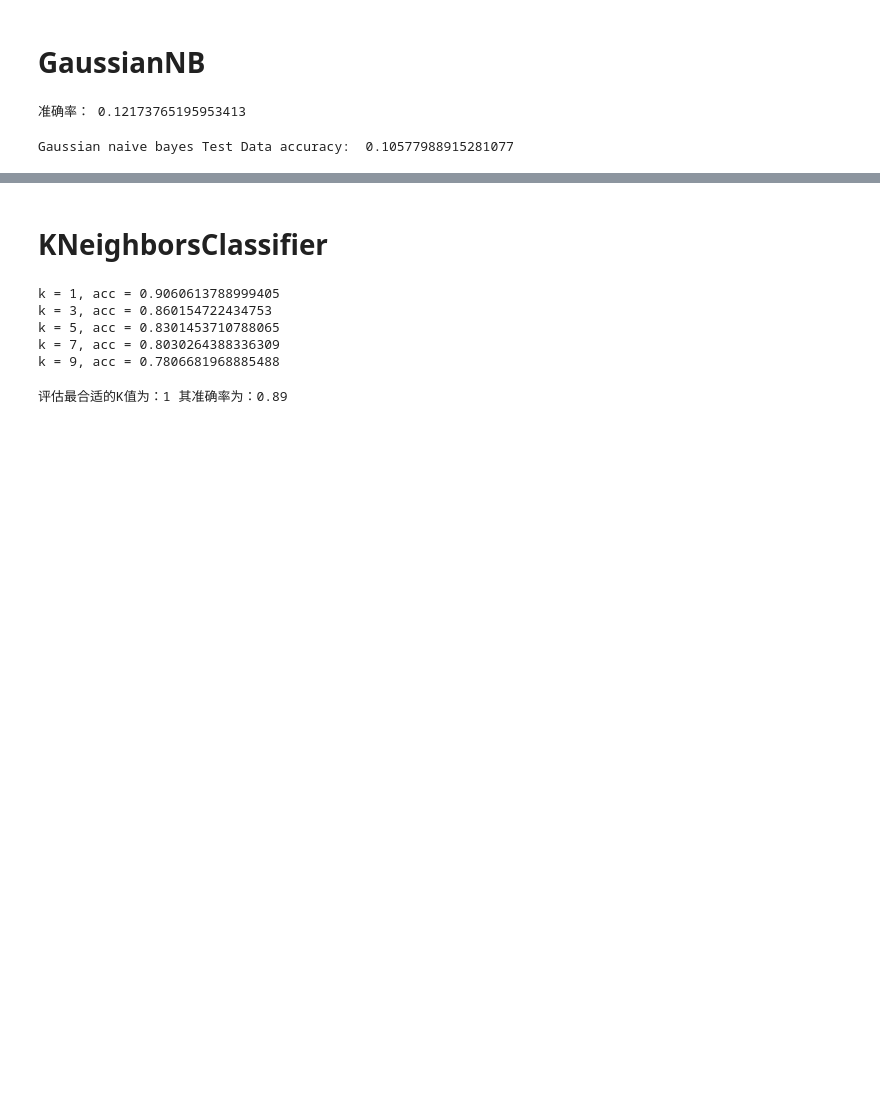
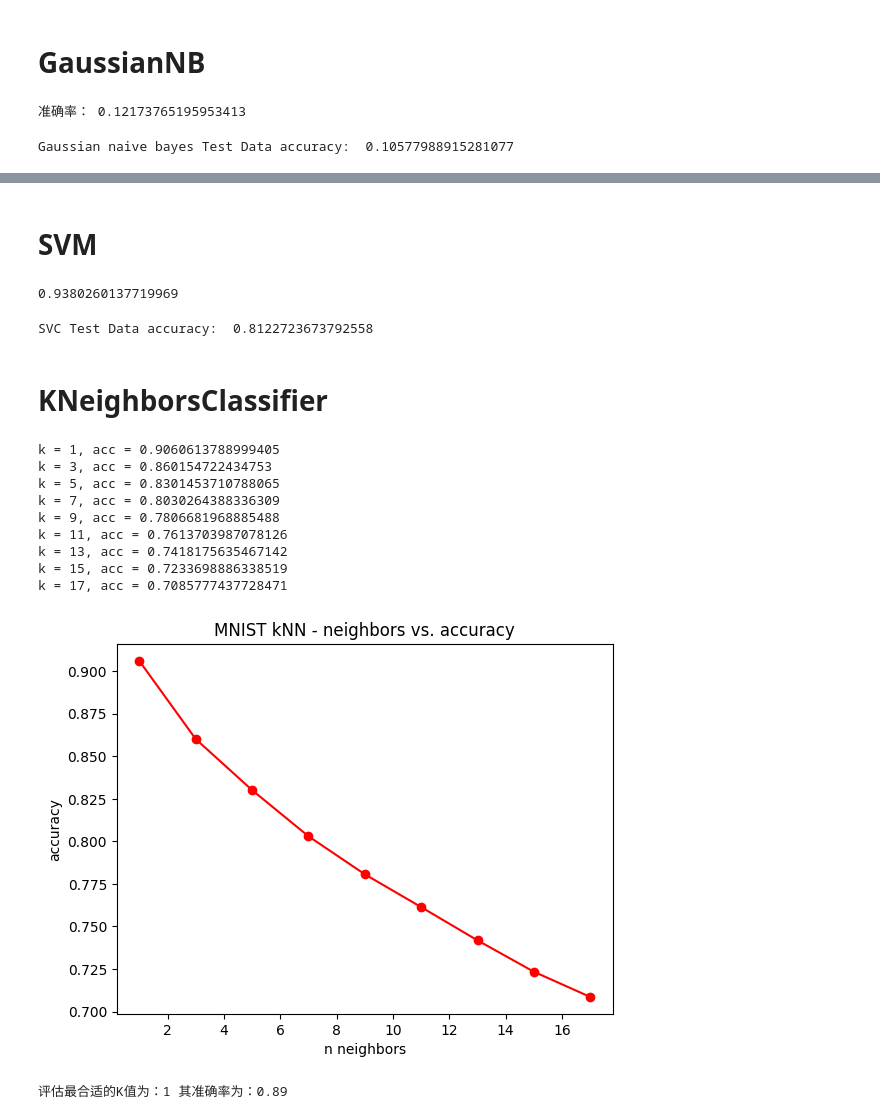
Before and after one commit to shannonchen37/traffic_sign, a Jupyter notebook: randomforest.ipynb, the cells around one changed output, grey strips where cells are left out. Saved outputs shown, nothing was run; the diff lists cells and outputs as text; code cells hidden in the pictures; blank space fills up the shorter version.

```diff
--- a/randomforest.ipynb
+++ b/randomforest.ipynb
@@ -112,20 +114,50 @@ Gaussian naive bayes Test Data accuracy:  0.10577988915281077
+# %% [markdown]
+# SVM
+# %%
+from sklearn.svm import SVC
+svc = SVC(kernel="linear",random_state=0)
+svc.fit(X_train, y_train)#训练
+y_predict = svc.predict(X_val)#预测
+print(accuracy_score(y_val, y_predict))#评分
+# %% [output]
+0.9380260137719969
+# %%
+svc_pred = svc.predict(X_test)
+print('SVC Test Data accuracy: ',accuracy_score(labels,svc_pred))
+# %% [output]
+SVC Test Data accuracy:  0.8122723673792558
 # %% [markdown]
 # KNeighborsClassifier
 # %%
 from sklearn.neighbors import KNeighborsClassifier
-
-n_neighbors = [1,3,5,7,9]
+n_neighbors = [1,3,5,7,9,11,13,15,17]
+accuracy_val_knn = []
 for k in n_neighbors:
     knn=KNeighborsClassifier(n_neighbors=k)
     knn.fit(X_train,y_train)
     prediction=knn.predict(X_val)
-    print("k = {}, acc = {}".format(k,accuracy_score(y_val,prediction)))
+    acc = accuracy_score(y_val,prediction)
+    accuracy_val_knn.append(acc)
+    print("k = {}, acc = {}".format(k,acc))
 # %% [output]
 k = 1, acc = 0.9060613788999405
 k = 3, acc = 0.860154722434753
 k = 5, acc = 0.8301453710788065
 k = 7, acc = 0.8030264388336309
 k = 9, acc = 0.7806681968885488
+k = 11, acc = 0.7613703987078126
+k = 13, acc = 0.7418175635467142
+k = 15, acc = 0.7233698886338519
+k = 17, acc = 0.7085777437728471
+# %%
+plt.clf()
+plt.plot(n_neighbors, accuracy_val_knn, "-or")
+plt.xlabel('n neighbors')
+plt.ylabel('accuracy')
+plt.title('MNIST kNN - neighbors vs. accuracy')
+plt.show()
+# %% [output]
+[figure, added]
 # %%
 from sklearn.model_selection import GridSearchCV
 from sklearn.neighbors import KNeighborsClassifier
```
Also changed, not shown: parts of 6 cells of this notebook.
